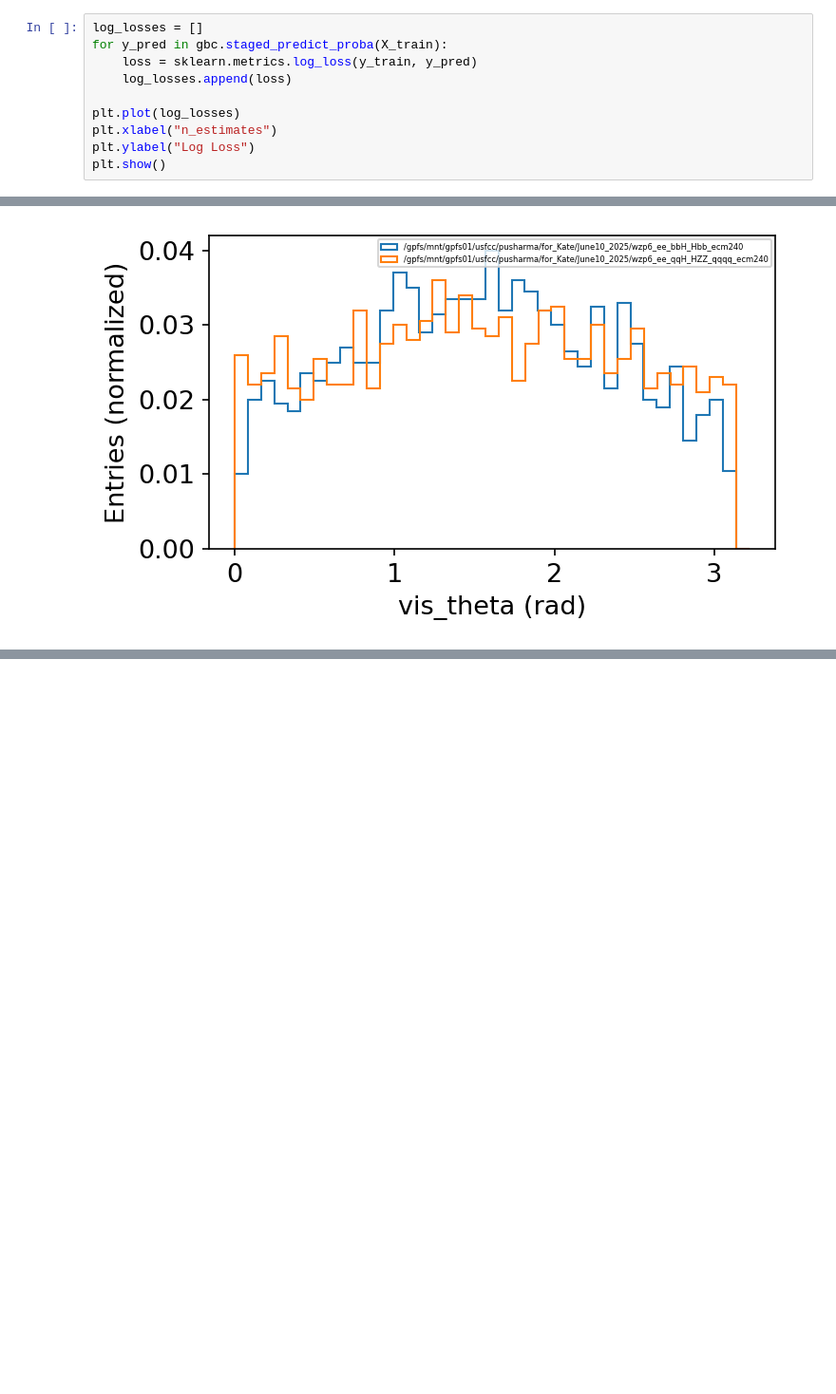
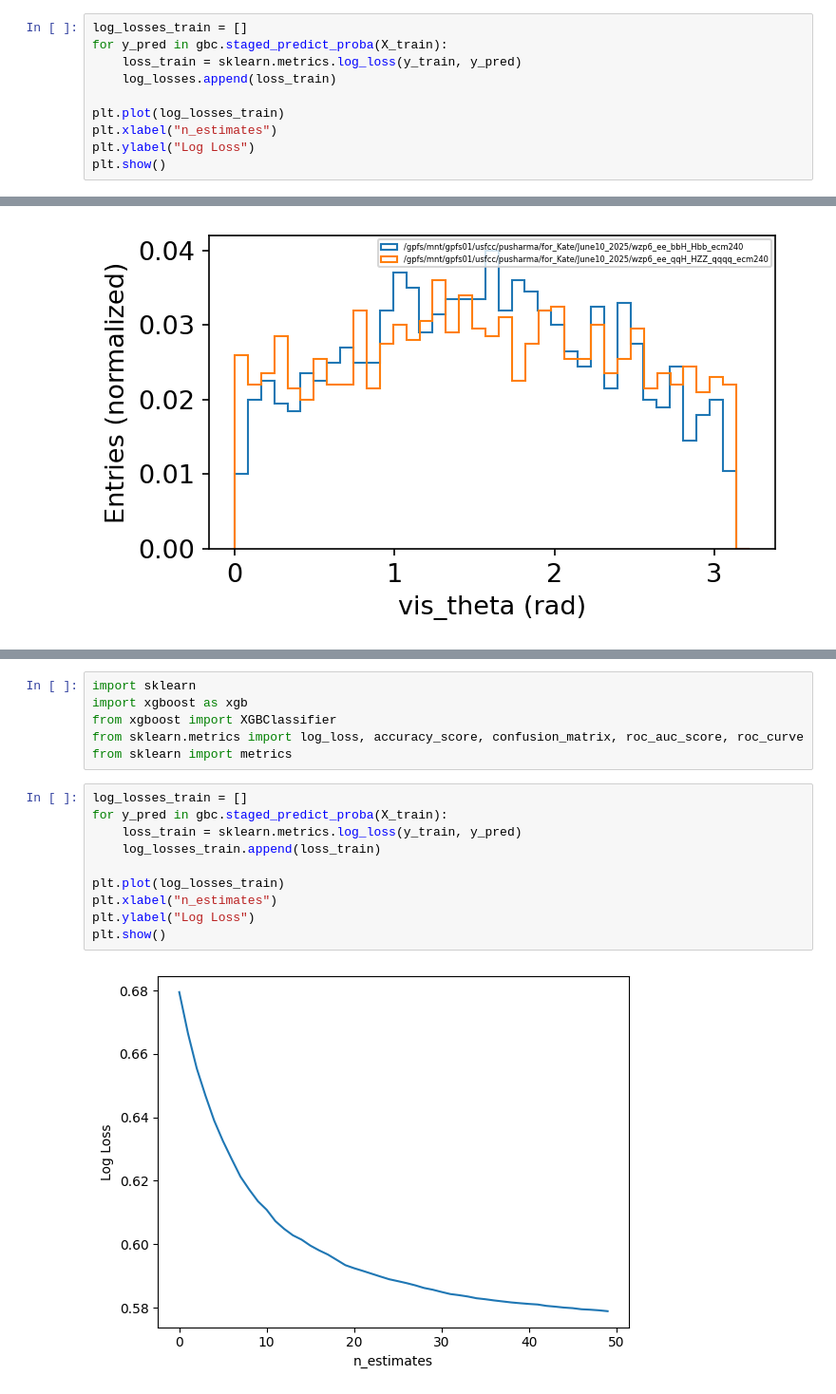
Before and after one commit to kwandrisc/SULI2025, a Jupyter notebook: Project Work.ipynb, the cells around one changed output, grey strips where cells are left out. Shown at 95% size. Drawn from its saved outputs; the diff is of its cells as text; blank space fills up the shorter version.

```diff
--- a/Project Work.ipynb
+++ b/Project Work.ipynb
@@ -197,12 +197,12 @@ from xgboost import XGBClassifier
 from sklearn.metrics import log_loss, accuracy_score, confusion_matrix, roc_auc_score, roc_curve
 from sklearn import metrics
 # %%
-log_losses = []
+log_losses_train = []
 for y_pred in gbc.staged_predict_proba(X_train):
-    loss = sklearn.metrics.log_loss(y_train, y_pred)
-    log_losses.append(loss)
+    loss_train = sklearn.metrics.log_loss(y_train, y_pred)
+    log_losses.append(loss_train)
 
-plt.plot(log_losses)
+plt.plot(log_losses_train)
 plt.xlabel("n_estimates")
 plt.ylabel("Log Loss")
 plt.show()
@@ -419,0 +491,18 @@ KeyError: 'b_w'
+# %%
+import sklearn
+import xgboost as xgb
+from xgboost import XGBClassifier
+from sklearn.metrics import log_loss, accuracy_score, confusion_matrix, roc_auc_score, roc_curve
+from sklearn import metrics
+# %%
+log_losses_train = []
+for y_pred in gbc.staged_predict_proba(X_train):
+    loss_train = sklearn.metrics.log_loss(y_train, y_pred)
+    log_losses_train.append(loss_train)
+
+plt.plot(log_losses_train)
+plt.xlabel("n_estimates")
+plt.ylabel("Log Loss")
+plt.show()
+# %% [output]
+[figure, added]
```
Also changed, not shown: parts of 6 cells of this notebook.
